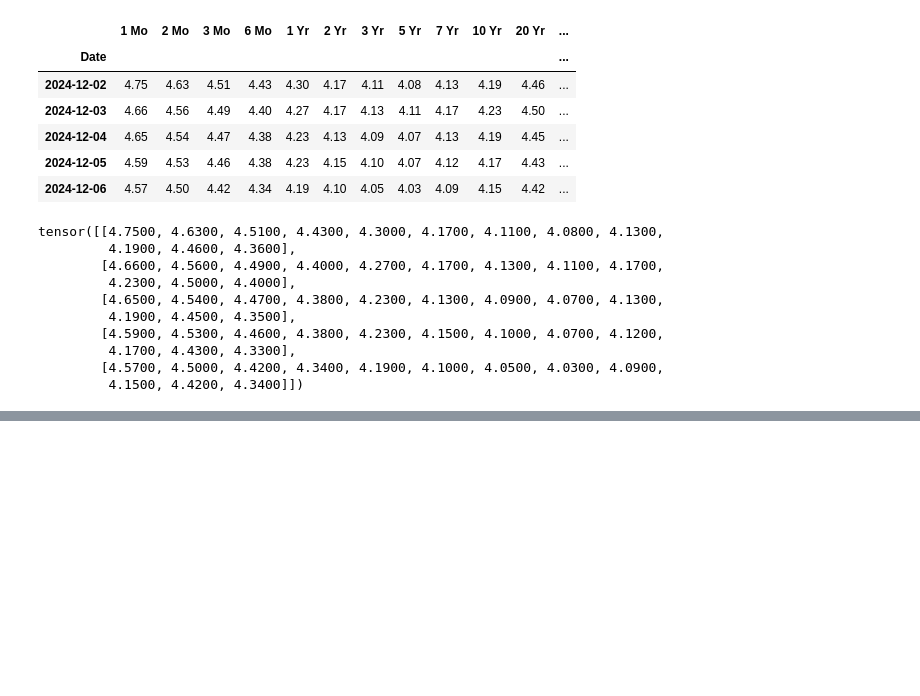
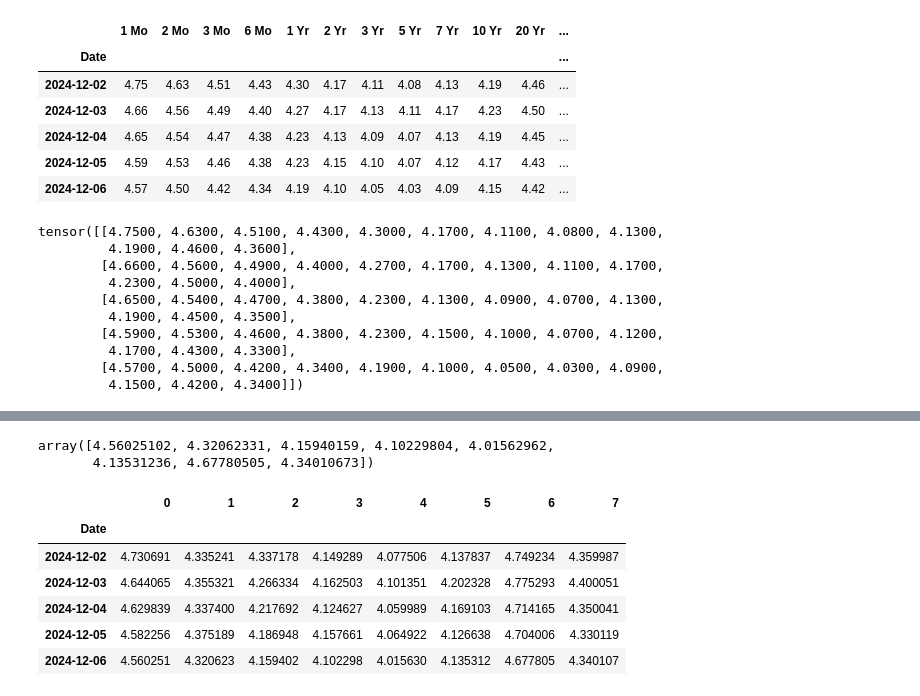
Before and after one commit to QuanPham19/functional-kan, a Jupyter notebook: phase_2/pytorch/test.ipynb, the cells around one changed output, grey strips where cells are left out. Cells and saved outputs as stored; diff of their text form; code cells hidden in the pictures; blank space fills up the shorter version.

```diff
--- a/phase_2/pytorch/test.ipynb
+++ b/phase_2/pytorch/test.ipynb
@@ -168,0 +145,28 @@ print(t)
+# %%
+def points_to_curve(
+    y,
+    x=np.array([1/12, 2/12, 3/12, 6/12, 1, 2, 3, 5, 7, 10, 20, 30]),
+    t=[1, 2, 3, 5],
+    k=3
+):
+    t = np.r_[(x[0],)*(k+1),
+            t,
+            (x[-1],)*(k+1)]
+
+    spline = make_lsq_spline(x, y, t, k)
+    return spline.c
+
+points_to_curve(y)
+# %% [output]
+array([4.56025102, 4.32062331, 4.15940159, 4.10229804, 4.01562962,
+       4.13531236, 4.67780505, 4.34010673])
+# %%
+data.apply(points_to_curve, axis=1, result_type="expand")
+# %% [output]
+|  | 0 | 1 | 2 | 3 | 4 | 5 | 6 | 7 |
+| Date |  |  |  |  |  |  |  |  |
+| 2024-12-02 | 4.730691 | 4.335241 | 4.337178 | 4.149289 | 4.077506 | 4.137837 | 4.749234 | 4.359987 |
+| 2024-12-03 | 4.644065 | 4.355321 | 4.266334 | 4.162503 | 4.101351 | 4.202328 | 4.775293 | 4.400051 |
+| 2024-12-04 | 4.629839 | 4.337400 | 4.217692 | 4.124627 | 4.059989 | 4.169103 | 4.714165 | 4.350041 |
+| 2024-12-05 | 4.582256 | 4.375189 | 4.186948 | 4.157661 | 4.064922 | 4.126638 | 4.704006 | 4.330119 |
+| 2024-12-06 | 4.560251 | 4.320623 | 4.159402 | 4.102298 | 4.015630 | 4.135312 | 4.677805 | 4.340107 |
```
Also changed, not shown: parts of 3 cells of this notebook.
